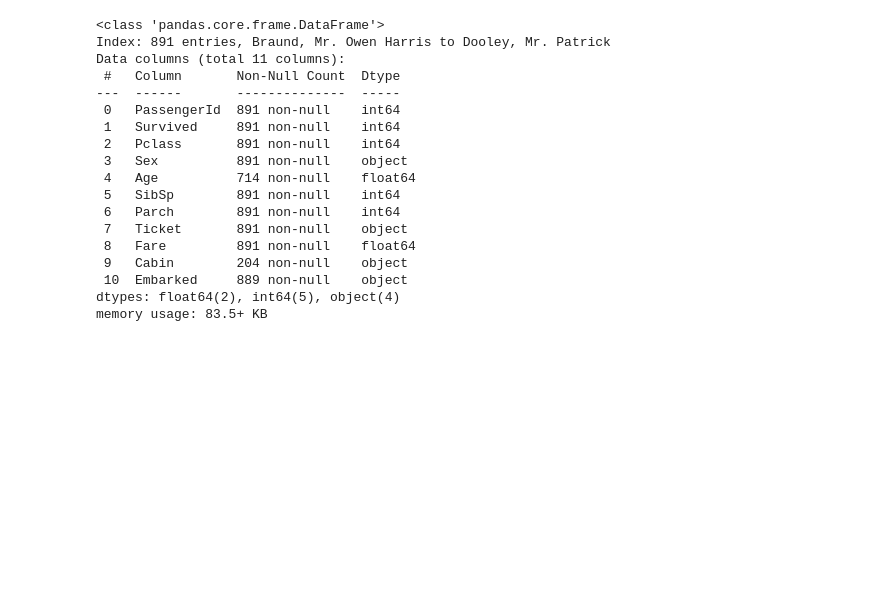
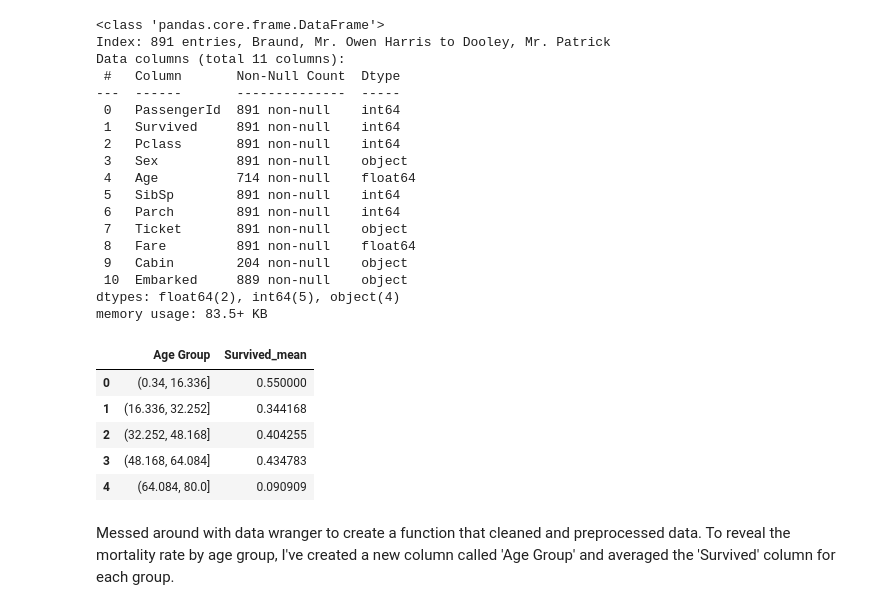
Before and after one commit to teddyvere/McKinneyBook, a Jupyter notebook: Chapter5/Starter.ipynb, the cells around one changed output. Drawn from its saved outputs; the diff is of its cells as text; code cells hidden in the pictures; blank space fills up the shorter version.

Commit message:
ndarray functions

```diff
--- a/Chapter5/Starter.ipynb
+++ b/Chapter5/Starter.ipynb
@@ -341,3 +349,28 @@ Data columns (total 11 columns):
  10  Embarked     889 non-null    object
 dtypes: float64(2), int64(5), object(4)
 memory usage: 83.5+ KB
+# %%
+"""
+Cell generated by Data Wrangler.
+"""
+def clean_data(titanic_train):
+    # Drop columns: 'PassengerId', 'Cabin'
+    titanic_train = titanic_train.drop(columns=['PassengerId', 'Cabin'])
+    # Replace missing values with the mean of each column in: 'Age'
+    titanic_train = titanic_train.fillna({'Age': int(titanic_train['Age'].mean())})
+    # Performed 1 aggregation grouped on column: 'Sex'
+    titanic_train['Age Group'] = pd.cut(titanic_train['Age'], 5)
+    titanic_train = titanic_train.groupby(['Age Group']).agg(Survived_mean=('Survived', 'mean')).reset_index()
+    return titanic_train
+
+clean_data(titanic_train.copy())
+# %% [output]
+|  | Age Group | Survived_mean |
+| 0 | (0.34, 16.336] | 0.550000 |
+| 1 | (16.336, 32.252] | 0.344168 |
+| 2 | (32.252, 48.168] | 0.404255 |
+| 3 | (48.168, 64.084] | 0.434783 |
+| 4 | (64.084, 80.0] | 0.090909 |
+# %% [markdown]
+Messed around with data wranger to create a function that cleaned and preprocessed data.
+To reveal the mortality rate by age group, I've created a new column called 'Age Group' and averaged the 'Survived' column for each group.
```
Also changed, not shown: parts of 3 cells of this notebook, 3 other files.
